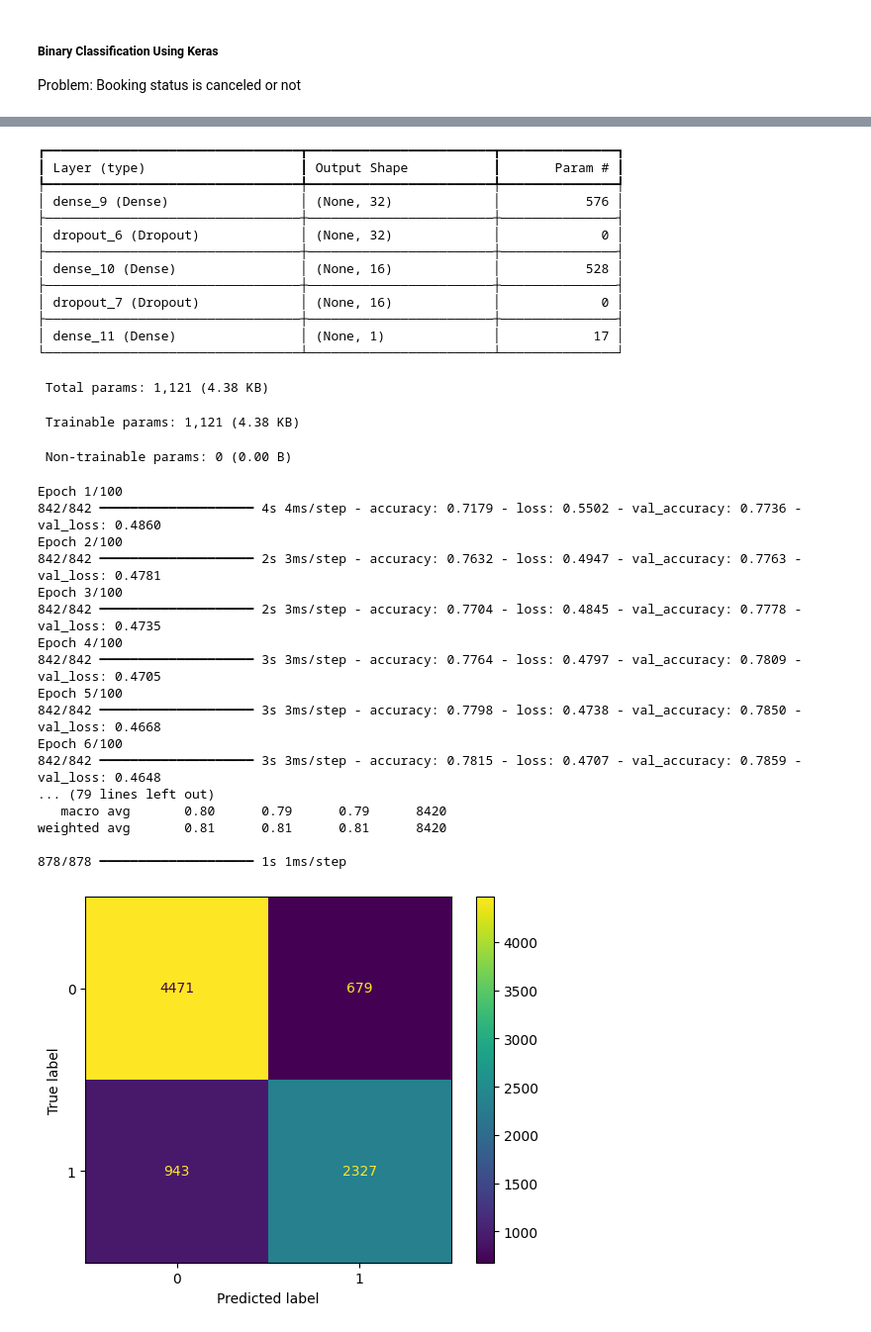
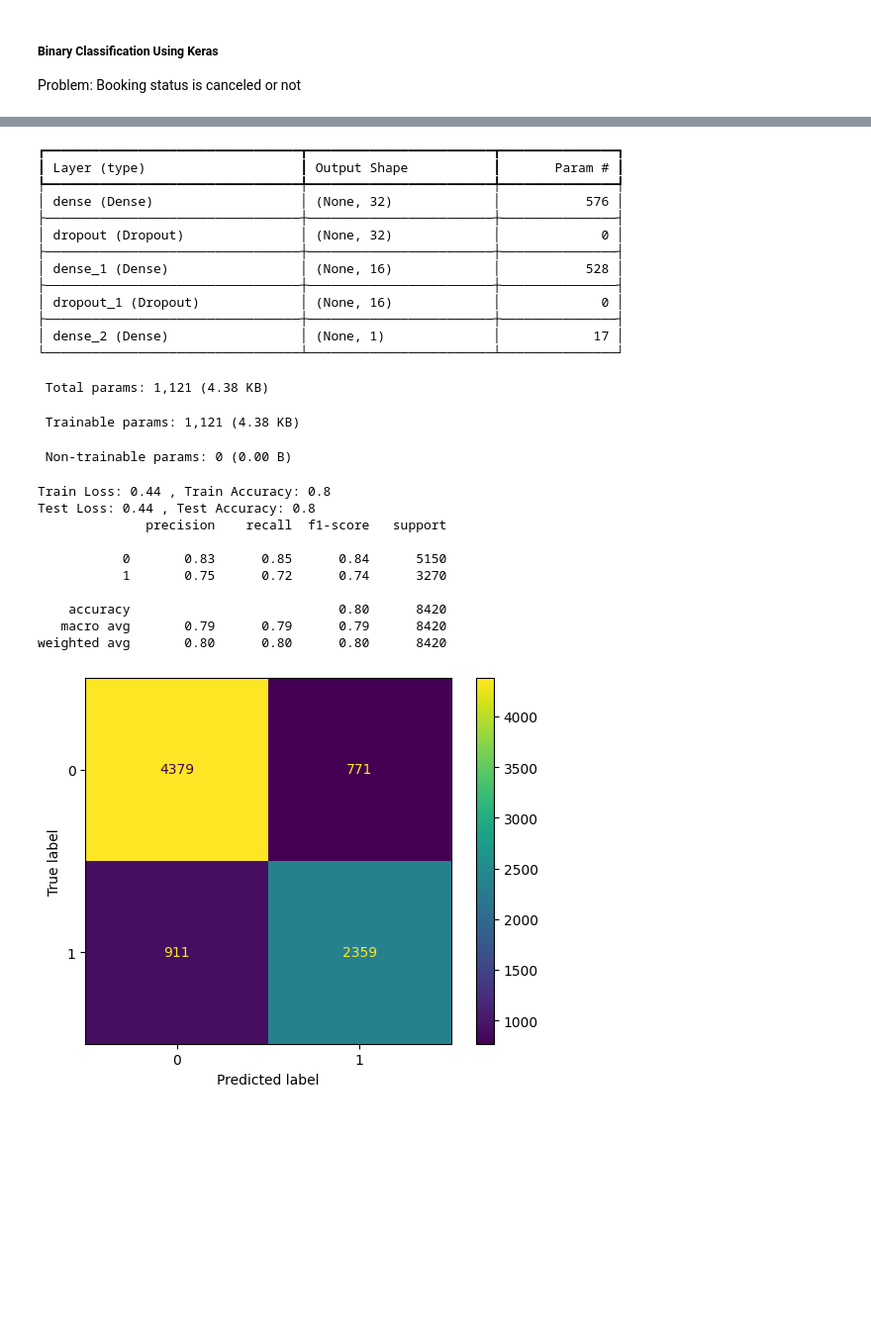
Before and after one commit to deanesh/ML-Wakad-Weekdays-5-7-pm-11th-Dec, a Jupyter notebook: Deep_Learning/01-02-03-Intro-Regression-BinaryClassification/Binary-Classification-Using-Keras-Practice.ipynb, the cells around one changed output, grey strips where cells are left out. Shown at 99% size. Drawn from its saved outputs; the diff is of its cells as text; code cells hidden in the pictures; blank space fills up the shorter version.

```diff
--- a/Deep_Learning/01-02-03-Intro-Regression-BinaryClassification/Binary-Classification-Using-Keras-Practice.ipynb
+++ b/Deep_Learning/01-02-03-Intro-Regression-BinaryClassification/Binary-Classification-Using-Keras-Practice.ipynb
@@ -65,18 +65,18 @@ model.summary()
 model.compile(optimizer='adam', loss='binary_crossentropy', metrics=['accuracy'])
 es = EarlyStopping(patience=5, restore_best_weights=True)
 
-seq_model = model.fit(xtrain_pre, ytrain, validation_split= 0.2, epochs=100, callbacks=[es])
+seq_model = model.fit(xtrain_pre, ytrain, validation_split= 0.2, epochs=100, callbacks=[es], verbose=False)
 
 # Step-6: Evaluate Model
 #-----------------------
 
-train_loss, train_acc = model.evaluate(xtrain_pre, ytrain)
+train_loss, train_acc = model.evaluate(xtrain_pre, ytrain, verbose=False)
 print('Train Loss:', round(train_loss, 2), ', Train Accuracy:', round(train_acc, 2))
 
-test_loss, test_acc = model.evaluate(xtest_pre, ytest)
+test_loss, test_acc = model.evaluate(xtest_pre, ytest, verbose=False)
 print('Test Loss:', round(test_loss, 2), ', Test Accuracy:', round(test_acc, 2))
 
-ytest_prob = model.predict(xtest_pre)
+ytest_prob = model.predict(xtest_pre, verbose=False)
 ytest_pred = [1 if prob >= 0.5 else 0 for prob in ytest_prob]
 
 from sklearn.metrics import ConfusionMatrixDisplay
@@ -91,7 +91,7 @@ xnew = pd.read_csv('booking_test.csv')
 xnew2 = xnew.drop(columns=['id'])
 xnew_pre = pre.transform(xnew2)
 
-probs = model.predict(xnew_pre)
+probs = model.predict(xnew_pre, verbose=False)
 preds = [1 if prob > 0.5 else 0 for prob in probs]
 
 res = xnew[['id']]
@@ -104,37 +104,30 @@ Model: "sequential_3"
 ┏━━━━━━━━━━━━━━━━━━━━━━━━━━━━━━━━━┳━━━━━━━━━━━━━━━━━━━━━━━━┳━━━━━━━━━━━━━━━┓
 ┃ Layer (type)                    ┃ Output Shape           ┃       Param # ┃
 ┡━━━━━━━━━━━━━━━━━━━━━━━━━━━━━━━━━╇━━━━━━━━━━━━━━━━━━━━━━━━╇━━━━━━━━━━━━━━━┩
-│ dense_9 (Dense)                 │ (None, 32)             │           576 │
+│ dense (Dense)                   │ (None, 32)             │           576 │
 ├─────────────────────────────────┼────────────────────────┼───────────────┤
-│ dropout_6 (Dropout)             │ (None, 32)             │             0 │
+│ dropout (Dropout)               │ (None, 32)             │             0 │
 ├─────────────────────────────────┼────────────────────────┼───────────────┤
-│ dense_10 (Dense)                │ (None, 16)             │           528 │
+│ dense_1 (Dense)                 │ (None, 16)             │           528 │
 ├─────────────────────────────────┼────────────────────────┼───────────────┤
-│ dropout_7 (Dropout)             │ (None, 16)             │             0 │
+│ dropout_1 (Dropout)             │ (None, 16)             │             0 │
 ├─────────────────────────────────┼────────────────────────┼───────────────┤
-│ dense_11 (Dense)                │ (None, 1)              │            17 │
+│ dense_2 (Dense)                 │ (None, 1)              │            17 │
 └─────────────────────────────────┴────────────────────────┴───────────────┘
  Total params: 1,121 (4.38 KB)
  Trainable params: 1,121 (4.38 KB)
  Non-trainable params: 0 (0.00 B)
-Epoch 1/100
-842/842 ━━━━━━━━━━━━━━━━━━━━ 4s 4ms/step - accuracy: 0.7179 - loss: 0.5502 - val_accuracy: 0.7736 - val_loss: 0.4860
-Epoch 2/100
-842/842 ━━━━━━━━━━━━━━━━━━━━ 2s 3ms/step - accuracy: 0.7632 - loss: 0.4947 - val_accuracy: 0.7763 - val_loss: 0.4781
-Epoch 3/100
-842/842 ━━━━━━━━━━━━━━━━━━━━ 2s 3ms/step - accuracy: 0.7704 - loss: 0.4845 - val_accuracy: 0.7778 - val_loss: 0.4735
-Epoch 4/100
-842/842 ━━━━━━━━━━━━━━━━━━━━ 3s 3ms/step - accuracy: 0.7764 - loss: 0.4797 - val_accuracy: 0.7809 - val_loss: 0.4705
-Epoch 5/100
-842/842 ━━━━━━━━━━━━━━━━━━━━ 3s 3ms/step - accuracy: 0.7798 - loss: 0.4738 - val_accuracy: 0.7850 - val_loss: 0.4668
-Epoch 6/100
-842/842 ━━━━━━━━━━━━━━━━━━━━ 3s 3ms/step - accuracy: 0.7815 - loss: 0.4707 - val_accuracy: 0.7859 - val_loss: 0.4648
-... (79 lines left out)
-   macro avg       0.80      0.79      0.79      8420
-weighted avg       0.81      0.81      0.81      8420
+Train Loss: 0.44 , Train Accuracy: 0.8
+Test Loss: 0.44 , Test Accuracy: 0.8
+              precision    recall  f1-score   support
 
-878/878 ━━━━━━━━━━━━━━━━━━━━ 1s 1ms/step
+           0       0.83      0.85      0.84      5150
+           1       0.75      0.72      0.74      3270
+
+    accuracy                           0.80      8420
+   macro avg       0.79      0.79      0.79      8420
+weighted avg       0.80      0.80      0.80      8420
-[figure, old version]
+[figure, new version]
 # %%
 # Plot Learning Curve
 import matplotlib.pyplot as plt
```
Also changed, not shown: parts of 2 cells of this notebook, 1 other file.
